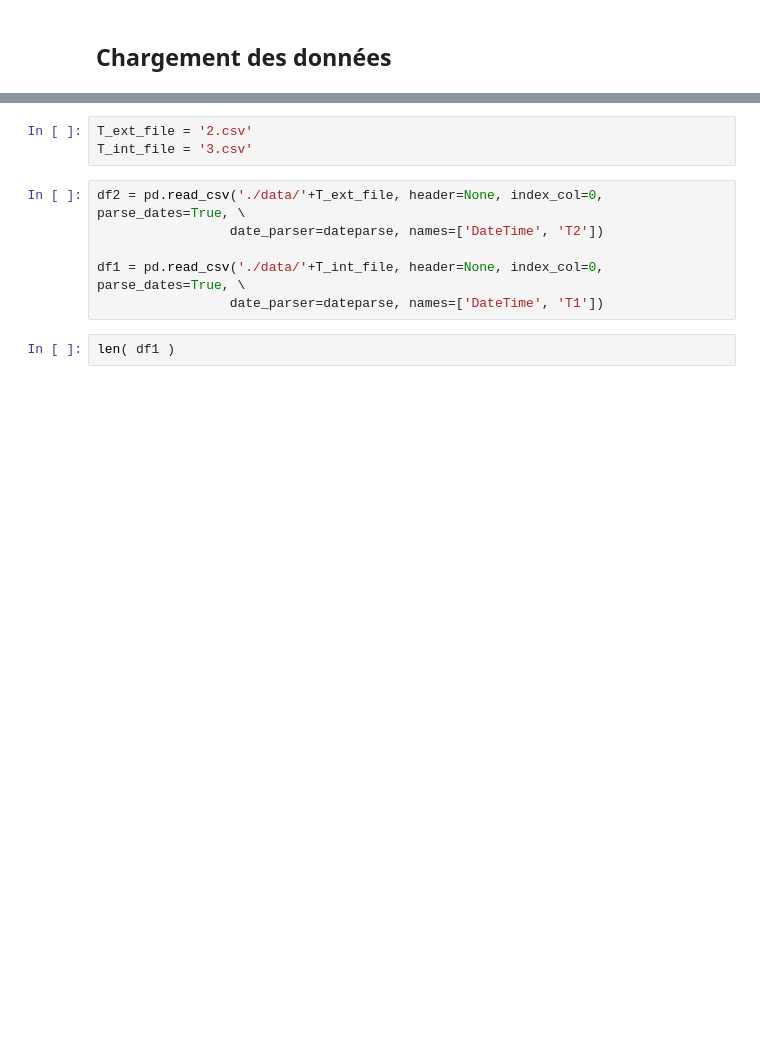
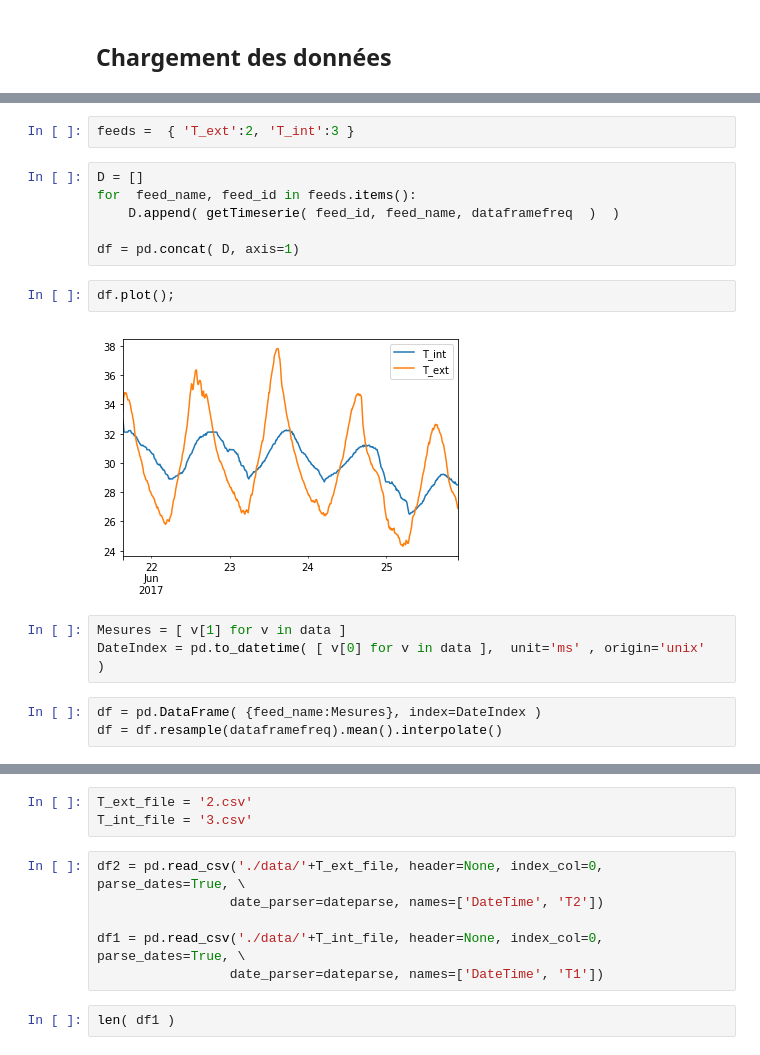
Before and after one commit to xdze2/thermique_appart, a Jupyter notebook: Model01.ipynb, the cells around one changed output, grey strips where cells are left out. Drawn from its saved outputs; the diff is of its cells as text; blank space fills up the shorter version.

```diff
--- a/Model01.ipynb
+++ b/Model01.ipynb
@@ -8,0 +118,18 @@ import pandas as pd
+# %%
+feeds =  { 'T_ext':2, 'T_int':3 }
+# %%
+D = []
+for  feed_name, feed_id in feeds.items():
+    D.append( getTimeserie( feed_id, feed_name, dataframefreq  )  )
+
+df = pd.concat( D, axis=1)
+# %%
+df.plot();
+# %% [output]
+[figure, added]
+# %%
+Mesures = [ v[1] for v in data ]
+DateIndex = pd.to_datetime( [ v[0] for v in data ],  unit='ms' , origin='unix'  )
+# %%
+df = pd.DataFrame( {feed_name:Mesures}, index=DateIndex )
+df = df.resample(dataframefreq).mean().interpolate()
```
Also changed, not shown: parts of 24 cells of this notebook.
